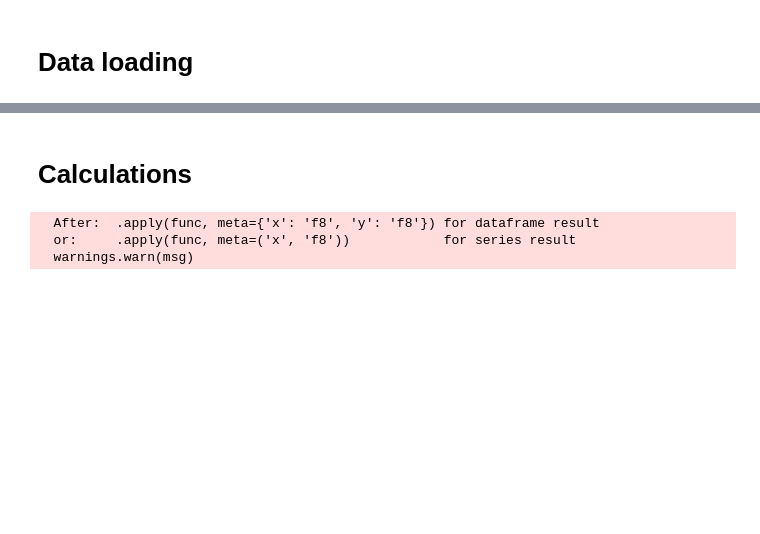
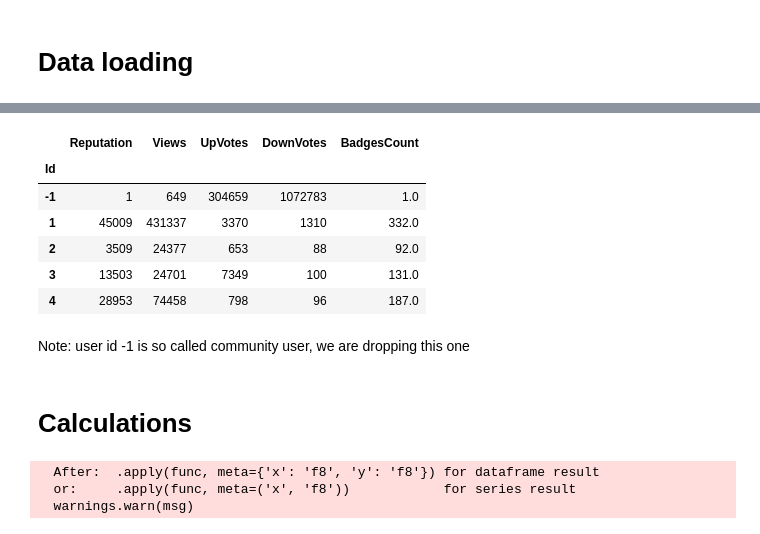
Before and after one commit to tabsoverspaces/bigdata_project, a Jupyter notebook: posts_features_copy.ipynb, the cells around one changed output, grey strips where cells are left out. Saved outputs shown, nothing was run; the diff lists cells and outputs as text; code cells hidden in the pictures; blank space fills up the shorter version.

```diff
--- a/posts_features_copy.ipynb
+++ b/posts_features_copy.ipynb
@@ -23,9 +32,10 @@ posts = posts.drop(['CreationDate','LastActivityDate'], axis=1)
 # %%
 # users
 #users = dd.read_csv("UsersFrame-0.csv.tar.xz",compression="xz",blocksize=None)
+users = dd.read_csv("UsersFrame-0.csv")
 
 # remove unnecessary dataframe columns
-#users = users.drop(['DisplayName','CreationDate','LastAccessDate'], axis=1)
+users = users.drop(['DisplayName','CreationDate','LastAccessDate'], axis=1)
 # %%
 # duplicates
 #duplicate = dd.read_csv("DuplicateFrame-0.csv.tar.xz",compression="xz",blocksize=None)
@@ -56,3 +77,15 @@ bounty = bounty.assign(hasBounty = True)
+# %%
+usersWithBadges.head()
+# %% [output]
+|  | Reputation | Views | UpVotes | DownVotes | BadgesCount |
+| Id |  |  |  |  |  |
+| -1 | 1 | 649 | 304659 | 1072783 | 1.0 |
+| 1 | 45009 | 431337 | 3370 | 1310 | 332.0 |
+| 2 | 3509 | 24377 | 653 | 88 | 92.0 |
+| 3 | 13503 | 24701 | 7349 | 100 | 131.0 |
+| 4 | 28953 | 74458 | 798 | 96 | 187.0 |
+# %% [markdown]
+Note: user id -1 is so called community user, we are dropping this one
 # %% [markdown]
 # Calculations
 # %%
```
Also changed, not shown: parts of 16 cells of this notebook.
